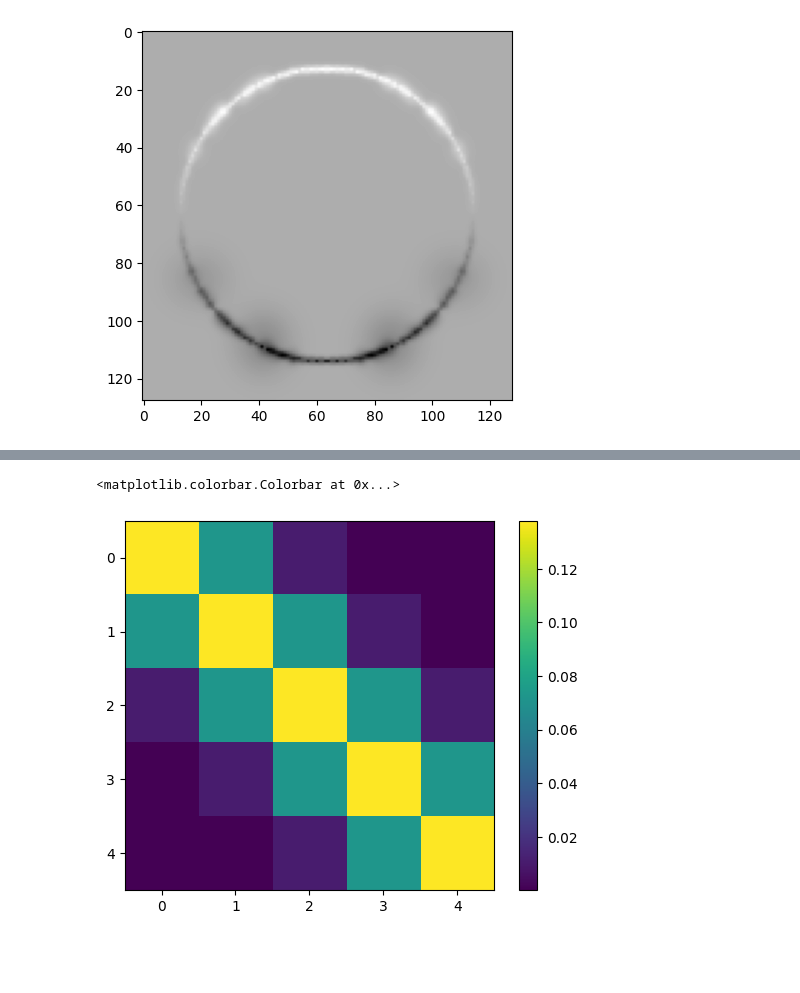
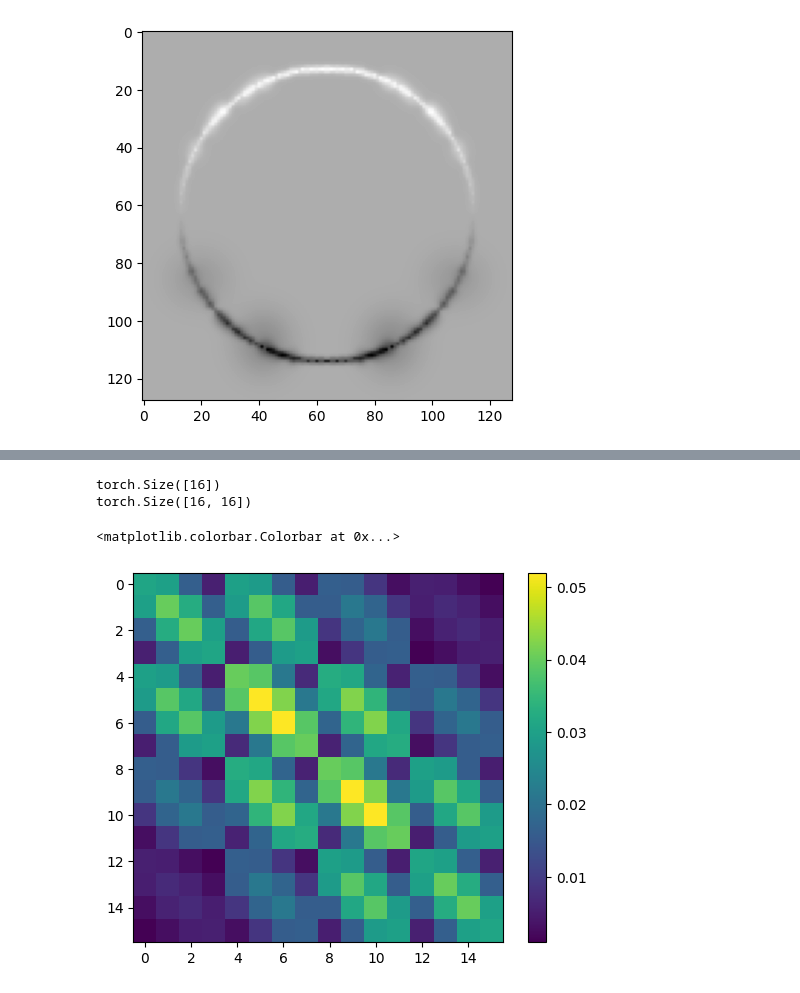
Before and after one commit to HugoRdet/Python_Poisson_Surface_Reconstruction, a Jupyter notebook: poisson_2D.ipynb, the cells around one changed output, grey strips where cells are left out. Saved outputs shown, nothing was run; the diff lists cells and outputs as text; code cells hidden in the pictures; blank space fills up the shorter version.

```diff
--- a/poisson_2D.ipynb
+++ b/poisson_2D.ipynb
@@ -634,6 +519,10 @@ for i in range(5):
-# %%
-plt.imshow(A)
-plt.colorbar()
-# %% [output]
-<matplotlib.colorbar.Colorbar at 0x...>
-[figure, removed]
+# %%
+print(Vo.shape)
+print(BB.shape)
+plt.imshow(BB)
+plt.colorbar()
+# %% [output]
+torch.Size([16])
+torch.Size([16, 16])
+<matplotlib.colorbar.Colorbar at 0x...>
+[figure, added]
```
Also changed, not shown: parts of 13 cells of this notebook.
